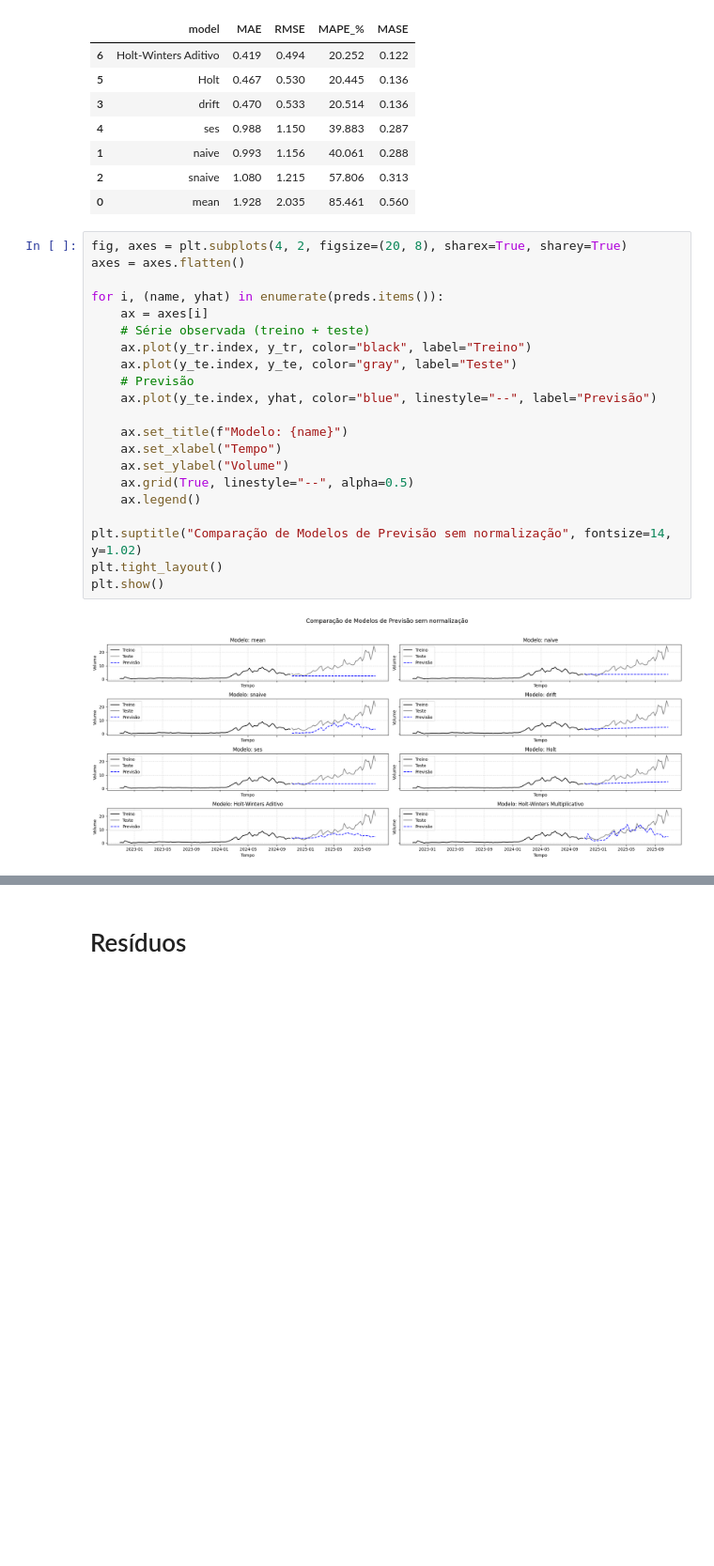
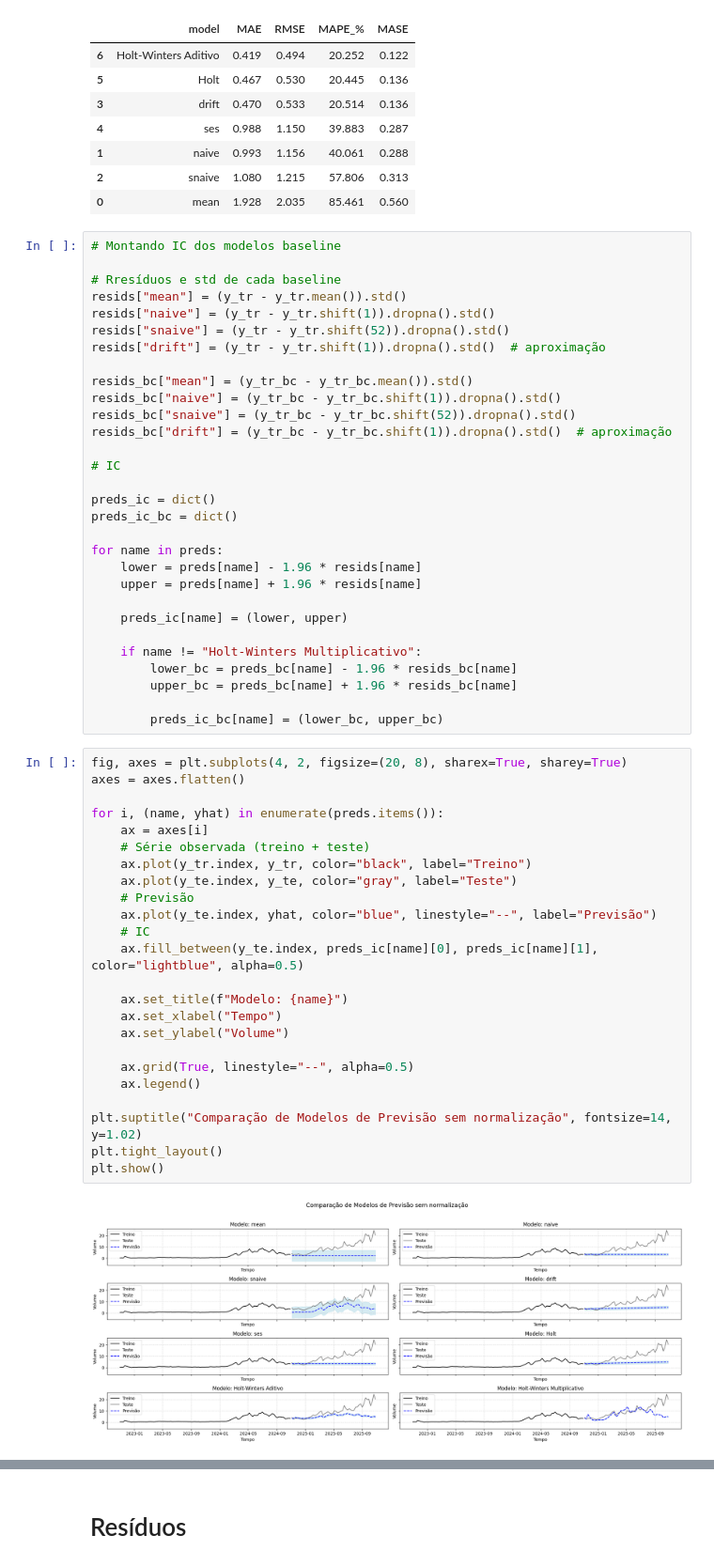
Before and after one commit to GuilhermeCastilho02/Series-Temporais-A2, a Jupyter notebook: trabalho_a2.ipynb, the cells around one changed output, grey strips where cells are left out. Shown at 94% size. Cells and saved outputs as stored; diff of their text form; blank space fills up the shorter version.

```diff
--- a/trabalho_a2.ipynb
+++ b/trabalho_a2.ipynb
@@ -436,29 +468,62 @@ Baselines com transformação Box-Cox em volume:
 | 1 | naive | 0.993 | 1.156 | 40.061 | 0.288 |
 | 2 | snaive | 1.080 | 1.215 | 57.806 | 0.313 |
 | 0 | mean | 1.928 | 2.035 | 85.461 | 0.560 |
+# %%
+# Montando IC dos modelos baseline
+
+# Rresíduos e std de cada baseline
+resids["mean"] = (y_tr - y_tr.mean()).std()
+resids["naive"] = (y_tr - y_tr.shift(1)).dropna().std()
+resids["snaive"] = (y_tr - y_tr.shift(52)).dropna().std()
+resids["drift"] = (y_tr - y_tr.shift(1)).dropna().std()  # aproximação
+
+resids_bc["mean"] = (y_tr_bc - y_tr_bc.mean()).std()
+resids_bc["naive"] = (y_tr_bc - y_tr_bc.shift(1)).dropna().std()
+resids_bc["snaive"] = (y_tr_bc - y_tr_bc.shift(52)).dropna().std()
+resids_bc["drift"] = (y_tr_bc - y_tr_bc.shift(1)).dropna().std()  # aproximação
+
+# IC
+
+preds_ic = dict()
+preds_ic_bc = dict()
+
+for name in preds:
+    lower = preds[name] - 1.96 * resids[name]
+    upper = preds[name] + 1.96 * resids[name]
+
+    preds_ic[name] = (lower, upper)
+
+    if name != "Holt-Winters Multiplicativo":
+        lower_bc = preds_bc[name] - 1.96 * resids_bc[name]
+        upper_bc = preds_bc[name] + 1.96 * resids_bc[name]
+
+        preds_ic_bc[name] = (lower_bc, upper_bc)
 # %%
 fig, axes = plt.subplots(4, 2, figsize=(20, 8), sharex=True, sharey=True)
 axes = axes.flatten()
 
 for i, (name, yhat) in enumerate(preds.items()):
     ax = axes[i]
     # Série observada (treino + teste)
     ax.plot(y_tr.index, y_tr, color="black", label="Treino")
     ax.plot(y_te.index, y_te, color="gray", label="Teste")
     # Previsão
     ax.plot(y_te.index, yhat, color="blue", linestyle="--", label="Previsão")
+    # IC
+    ax.fill_between(y_te.index, preds_ic[name][0], preds_ic[name][1], color="lightblue", alpha=0.5)
 
     ax.set_title(f"Modelo: {name}")
     ax.set_xlabel("Tempo")
     ax.set_ylabel("Volume")
+
     ax.grid(True, linestyle="--", alpha=0.5)
     ax.legend()
 
 plt.suptitle("Comparação de Modelos de Previsão sem normalização", fontsize=14, y=1.02)
 plt.tight_layout()
 plt.show()
 # %% [output]
-[figure, old version]
+[figure, new version]
 # %%
 fig, axes = plt.subplots(4, 2, figsize=(20, 8), sharex=True, sharey=True)
 axes = axes.flatten()
```
Also changed, not shown: parts of 7 cells of this notebook.
